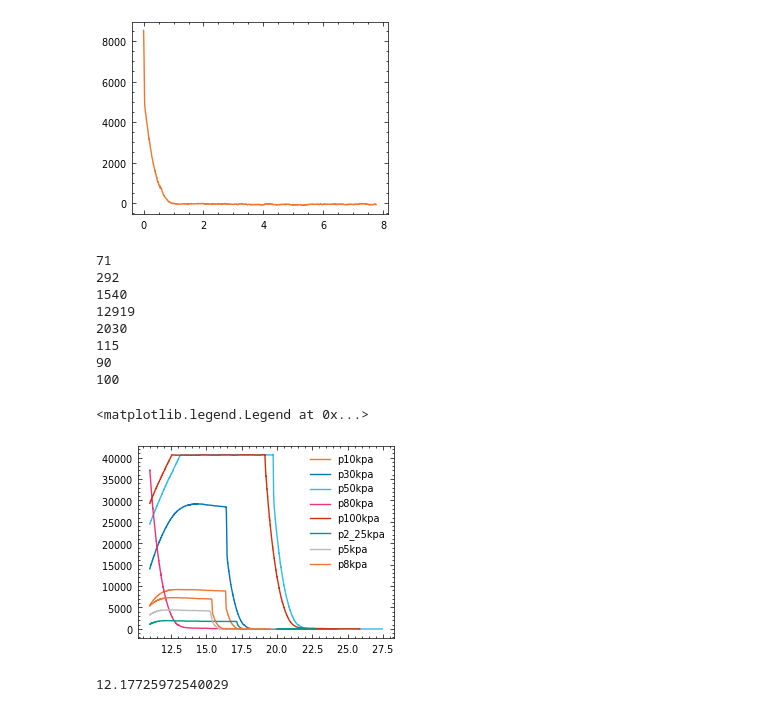
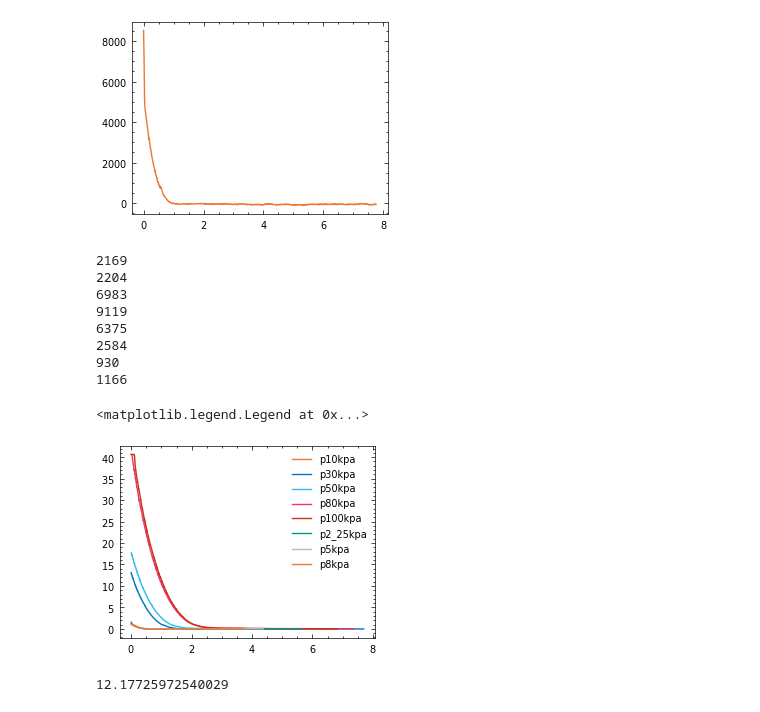
Before and after one commit to Olviel/Thermal_Soft_Robotics, a Jupyter notebook: Thermal_actuation/Experimental/Fluidic/Pressure_flow_plastic_bottle/main.ipynb, the cells around one changed output. Saved outputs shown, nothing was run; the diff lists cells and outputs as text; code cells hidden in the pictures.

```diff
--- a/Thermal_actuation/Experimental/Fluidic/Pressure_flow_plastic_bottle/main.ipynb
+++ b/Thermal_actuation/Experimental/Fluidic/Pressure_flow_plastic_bottle/main.ipynb
@@ -40,3 +40,12 @@ Loading... Folder 1 of 1, Sample 8 of 8
 19599     0.072749  0.070422 -17.341999  19.600
 
 [19600 rows x 4 columns]>
+# %%
+data[0][0]['SSCDP05-3']
+for i in range(len(data[0])):
+
+
+    plt.plot(data[0][i]['Time'],data[0][i]['SSCDP05-3'],label=data[1]['Samplename'][i])
+    #plt.plot(data[0][i]['Time'],data[0][i]['SSCDP05-3'],label = data[1]['Samplename'][i])
+
+plt.legend()
@@ -43,9 +55,22 @@ Loading... Folder 1 of 1, Sample 8 of 8
 # %%
 for i in range(len(data[0])):
-    cutoff =10
-    f=data[1]['Samplerate'][i]
+    cutoff = 14.8
+    sample_rate = data[1]['Samplerate'][i]
 
-    new_zero = data[0][i]['Time'][cutoff*f]
-    data[0][i]['Time']=data[0][i]['Time']-new_zero
-    data[0][i]=data[0][i].iloc[cutoff*f:]
+    # Find index to cutoff
+    index_cutoff = int(cutoff * sample_rate)
+
+    # Get new zero value for Time column
+    new_zero = data[0][i].iloc[index_cutoff]['Time']
+
+    # Subtract new_zero from all values in Time column
+    data[0][i]['Time'] = data[0][i]['Time'] - new_zero
+
+    # Keep rows after cutoff
+    data[0][i] = data[0][i].iloc[index_cutoff:]
+
+    # Reset index
+    data[0][i].reset_index(drop=True, inplace=True)
+
+    plt.plot(data[0][i]['Time'],data[0][i]['SSCDP05-3'],label=data[1]['Samplename'][i])
 # %% [output]
@@ -84,26 +89,26 @@ plt.plot(data[0][0]['Time'][:-indices[0][0]],data[0][0]['SSCDP05-3'][indices[0][
 # %%
 data[0][0]['SSCDP05-3']
 for i in range(len(data[0])):
     treshold=100
     difference=np.diff(data[0][i]['SSCDP05-3'])
     indices = np.argmax(difference)
     print(indices)
 
-    plt.plot(data[0][i]['Time'][:-indices],data[0][i]['SSCDP05-3'][indices:],label=data[1]['Samplename'][i])
+    plt.plot(data[0][i]['Time'][:-(indices-100)],data[0][i]['SSCDP05-3'][(indices-100):]/1000,label=data[1]['Samplename'][i])
     #plt.plot(data[0][i]['Time'],data[0][i]['SSCDP05-3'],label = data[1]['Samplename'][i])
 
 plt.legend()
 # %% [output]
-71
-292
-1540
-12919
-2030
-115
-90
-100
+2169
+2204
+6983
+9119
+6375
+2584
+930
+1166
 <matplotlib.legend.Legend at 0x...>
-[figure, old version]
+[figure, new version]
 # %%
 np.max(difference)
 # %% [output]
```
Also changed, not shown: parts of 3 cells of this notebook.
